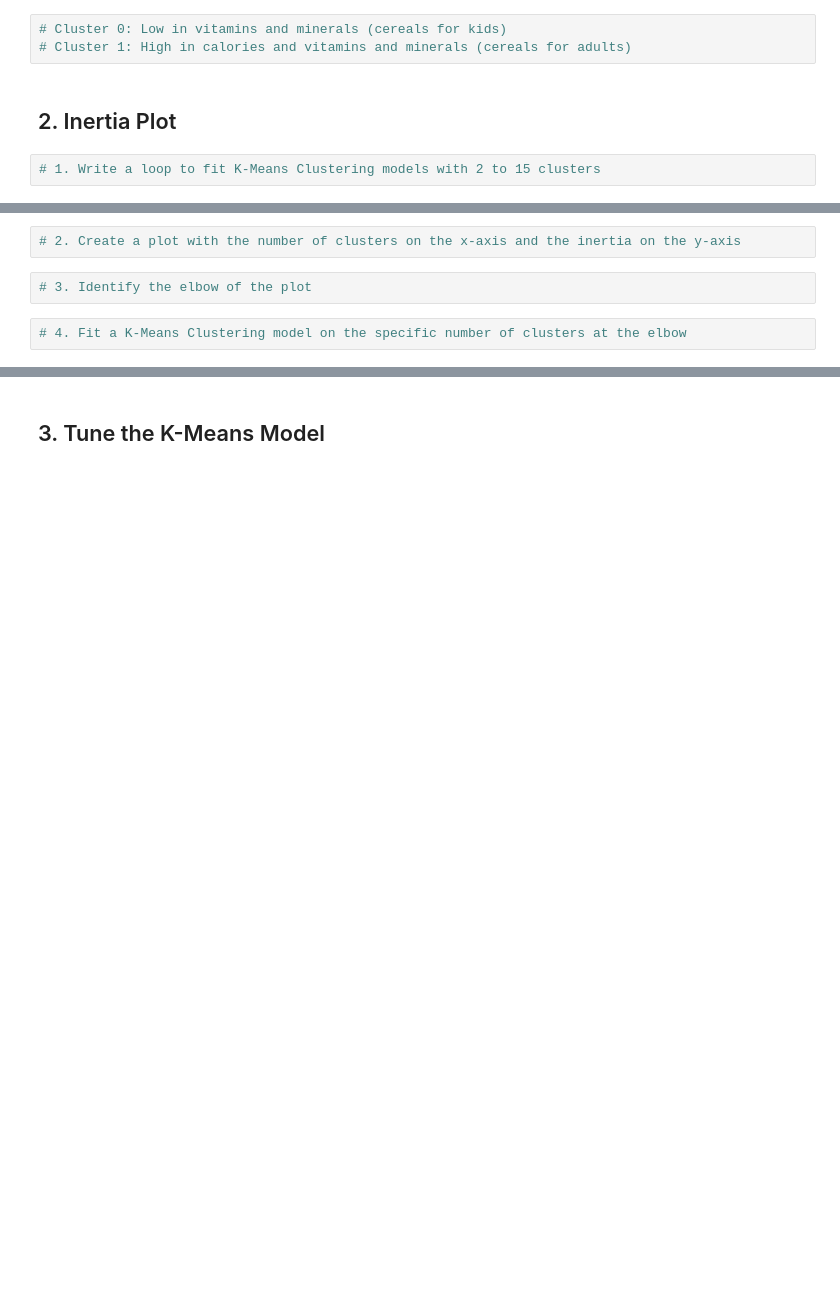
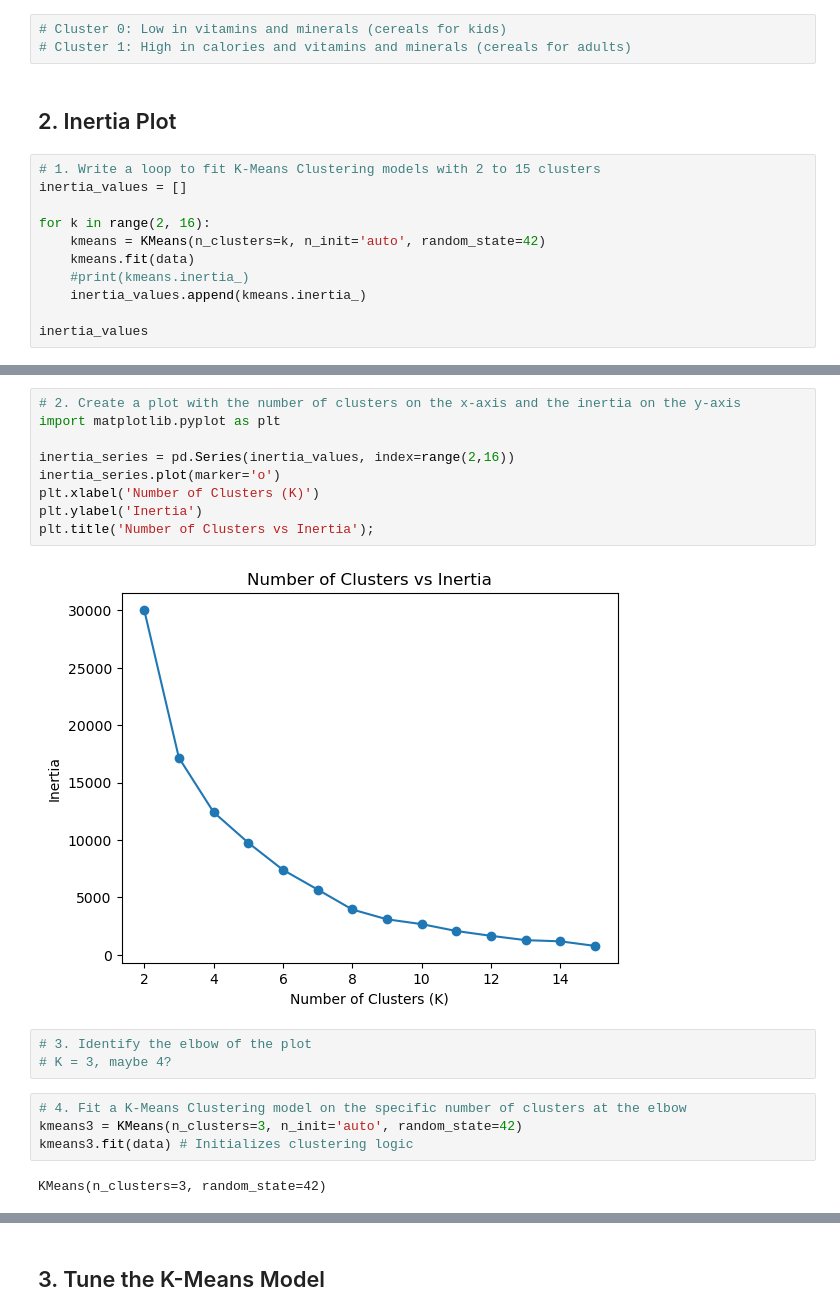
Before and after one commit to Camiloesp/PythonDataScience_UnsupervisedML, a Jupyter notebook: Course Assignment Notebooks/section04_clustering_assignments.ipynb, the cells around one changed output, grey strips where cells are left out. Drawn from its saved outputs; the diff is of its cells as text; blank space fills up the shorter version.

```diff
--- a/Course Assignment Notebooks/section04_clustering_assignments.ipynb
+++ b/Course Assignment Notebooks/section04_clustering_assignments.ipynb
@@ -69,3 +69,12 @@ sns.heatmap(pd.DataFrame(kmeans2.cluster_centers_, columns=data.columns), cmap='
 ## 2. Inertia Plot
 # %%
 # 1. Write a loop to fit K-Means Clustering models with 2 to 15 clusters
+inertia_values = []
+
+for k in range(2, 16):
+    kmeans = KMeans(n_clusters=k, n_init='auto', random_state=42)
+    kmeans.fit(data)
+    #print(kmeans.inertia_)
+    inertia_values.append(kmeans.inertia_)
+
+inertia_values
@@ -72,8 +96,22 @@ sns.heatmap(pd.DataFrame(kmeans2.cluster_centers_, columns=data.columns), cmap='
 # %%
 # 2. Create a plot with the number of clusters on the x-axis and the inertia on the y-axis
+import matplotlib.pyplot as plt
+
+inertia_series = pd.Series(inertia_values, index=range(2,16))
+inertia_series.plot(marker='o')
+plt.xlabel('Number of Clusters (K)')
+plt.ylabel('Inertia')
+plt.title('Number of Clusters vs Inertia');
+# %% [output]
+[figure, added]
 # %%
 # 3. Identify the elbow of the plot
+# K = 3, maybe 4?
 # %%
 # 4. Fit a K-Means Clustering model on the specific number of clusters at the elbow
+kmeans3 = KMeans(n_clusters=3, n_init='auto', random_state=42)
+kmeans3.fit(data) # Initializes clustering logic
+# %% [output]
+KMeans(n_clusters=3, random_state=42)
 # %%
 # 5. Interpret the cluster centers using a heat map
```
Also changed, not shown: parts of 3 cells of this notebook, 1 other file.
